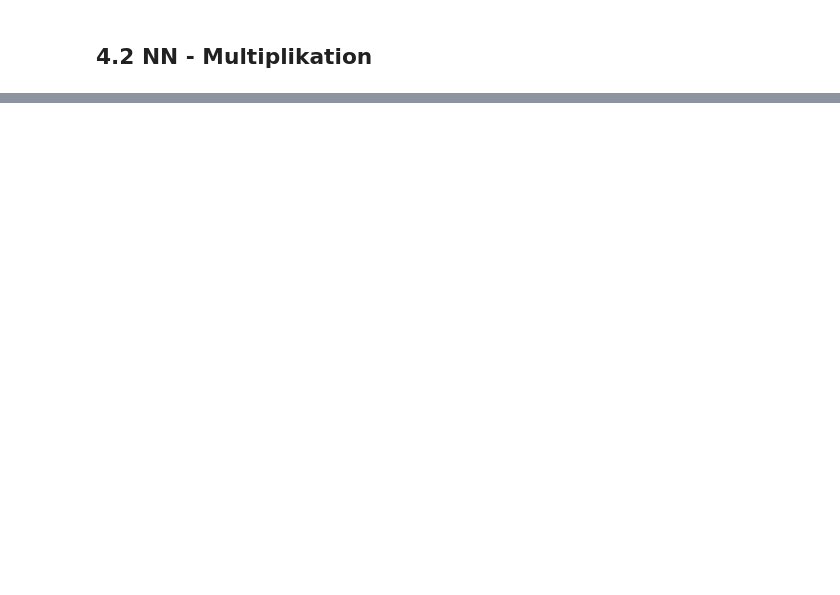
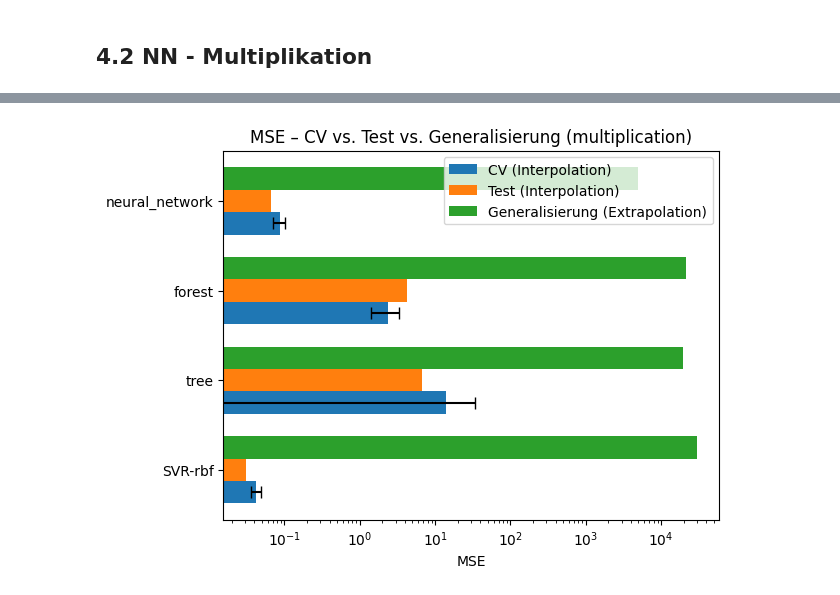
Before and after one commit to eliaspfe/ML_math, a Jupyter notebook: ml_math.ipynb, the cells around one changed output, grey strips where cells are left out. Saved outputs shown, nothing was run; the diff lists cells and outputs as text; code cells hidden in the pictures; blank space fills up the shorter version.

```diff
--- a/ml_math.ipynb
+++ b/ml_math.ipynb
@@ -238,4 +308,4 @@ X_gen = scaler.transform(X_gen)
 
 y_pred_gen = svr_rbf.predict(X_gen)
 
-results = log_results(results, "SVR-rbf", "multiplication", "generalization", y_gen, y_pred_gen)
+results = log_results(results, "SVR", "multiplication", "generalization", y_gen, y_pred_gen)
@@ -753,0 +1054,61 @@ plt.show()
+# %%
+import matplotlib.pyplot as plt
+import numpy as np
+
+operator = "multiplication"
+metric = "mse"
+
+subset = results[
+    (results["operator"] == operator) &
+    (results["dataset_type"].isin(["cv", "test", "generalization"]))
+]
+
+models = subset["model"].unique()
+y_pos = np.arange(len(models))
+bar_height = 0.25
+
+cv_values = []
+cv_std = []
+test_values = []
+gen_values = []
+
+for model in models:
+    # CV
+    cv_row = subset[
+        (subset["model"] == model) &
+        (subset["dataset_type"] == "cv")
+    ]
+    cv_values.append(cv_row[metric].values[0])
+    cv_std.append(cv_row["mse_std"].values[0])
+
+    # Test
+    test_values.append(
+        subset[
+            (subset["model"] == model) &
+            (subset["dataset_type"] == "test")
+        ][metric].values[0]
+    )
+
+    # Generalisierung
+    gen_values.append(
+        subset[
+            (subset["model"] == model) &
+            (subset["dataset_type"] == "generalization")
+        ][metric].values[0]
+    )
+
+plt.figure()
+plt.barh(y_pos - bar_height, cv_values, height=bar_height,
+         xerr=cv_std, label="CV (Interpolation)", capsize=4)
+plt.barh(y_pos, test_values, height=bar_height,
+         label="Test (Interpolation)")
+plt.barh(y_pos + bar_height, gen_values, height=bar_height,
+         label="Generalisierung (Extrapolation)")
+
+plt.yticks(y_pos, models)
+plt.xlabel(metric.upper())
+plt.title(f"{metric.upper()} – CV vs. Test vs. Generalisierung ({operator})")
+plt.legend()
+plt.xscale("log")
+# %% [output]
+[figure, added]
```
Also changed, not shown: parts of 29 cells of this notebook.
